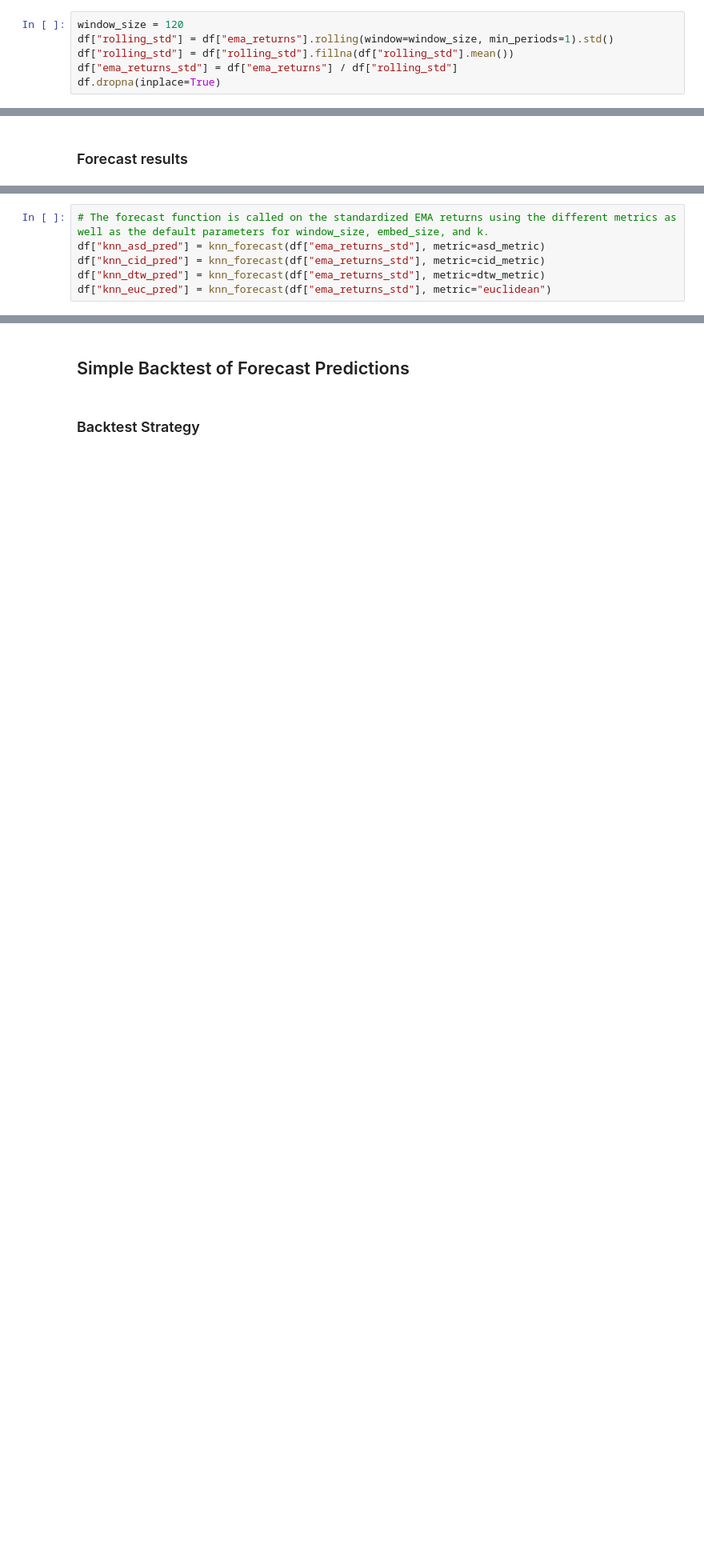
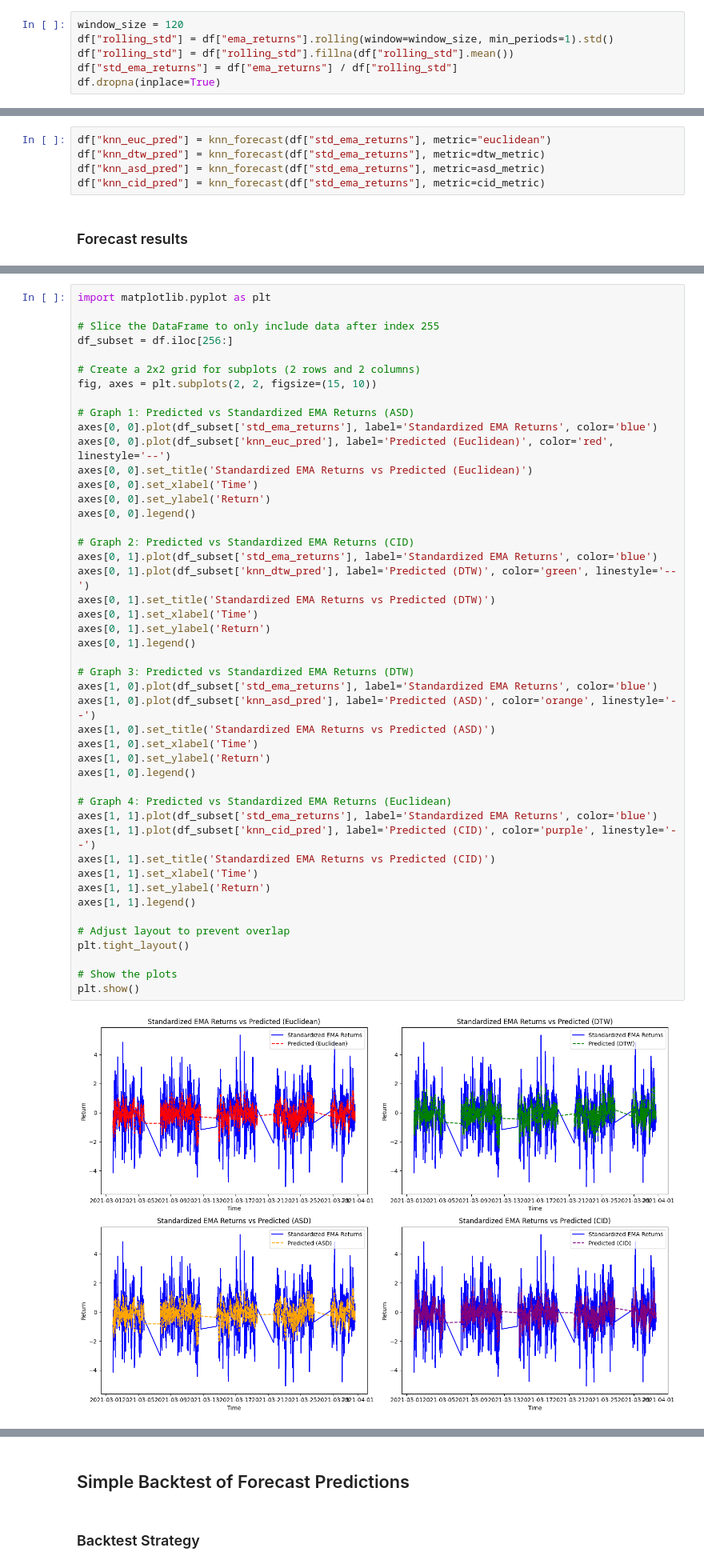
Before and after one commit to Kristofferjoha/Dynamic-Time-Patterns, a Jupyter notebook: Dynamic_Time_Patterns.ipynb, the cells around one changed output, grey strips where cells are left out. Shown at 80% size. Saved outputs shown, nothing was run; the diff lists cells and outputs as text; blank space fills up the shorter version.

```diff
--- a/Dynamic_Time_Patterns.ipynb
+++ b/Dynamic_Time_Patterns.ipynb
@@ -174,6 +179,6 @@ The implementation in python is as followed:
 window_size = 120
 df["rolling_std"] = df["ema_returns"].rolling(window=window_size, min_periods=1).std()
 df["rolling_std"] = df["rolling_std"].fillna(df["rolling_std"].mean())
-df["ema_returns_std"] = df["ema_returns"] / df["rolling_std"]
+df["std_ema_returns"] = df["ema_returns"] / df["rolling_std"]
 df.dropna(inplace=True)
 # %%
@@ -652,3 +659,8 @@ def knn_forecast(series, window_size=240, embed_size=15, k=20, metric=dtw_metric
+# %%
+df["knn_euc_pred"] = knn_forecast(df["std_ema_returns"], metric="euclidean")
+df["knn_dtw_pred"] = knn_forecast(df["std_ema_returns"], metric=dtw_metric)
+df["knn_asd_pred"] = knn_forecast(df["std_ema_returns"], metric=asd_metric)
+df["knn_cid_pred"] = knn_forecast(df["std_ema_returns"], metric=cid_metric)
 # %% [markdown]
 ### Forecast results
 # %% [markdown]
@@ -656,7 +668 @@ The resulsts of the algorithm are stored as columns in the dataframe
-# %%
-# The forecast function is called on the standardized EMA returns using the different metrics as well as the default parameters for window_size, embed_size, and k.
-df["knn_asd_pred"] = knn_forecast(df["ema_returns_std"], metric=asd_metric)
-df["knn_cid_pred"] = knn_forecast(df["ema_returns_std"], metric=cid_metric)
-df["knn_dtw_pred"] = knn_forecast(df["ema_returns_std"], metric=dtw_metric)
-df["knn_euc_pred"] = knn_forecast(df["ema_returns_std"], metric="euclidean")
 # %%
@@ -671,0 +693,48 @@ Time
+# %%
+import matplotlib.pyplot as plt
+
+# Slice the DataFrame to only include data after index 255
+df_subset = df.iloc[256:]
+
+# Create a 2x2 grid for subplots (2 rows and 2 columns)
+fig, axes = plt.subplots(2, 2, figsize=(15, 10))
+
+# Graph 1: Predicted vs Standardized EMA Returns (ASD)
+axes[0, 0].plot(df_subset['std_ema_returns'], label='Standardized EMA Returns', color='blue')
+axes[0, 0].plot(df_subset['knn_euc_pred'], label='Predicted (Euclidean)', color='red', linestyle='--')
+axes[0, 0].set_title('Standardized EMA Returns vs Predicted (Euclidean)')
+axes[0, 0].set_xlabel('Time')
+axes[0, 0].set_ylabel('Return')
+axes[0, 0].legend()
+
+# Graph 2: Predicted vs Standardized EMA Returns (CID)
+axes[0, 1].plot(df_subset['std_ema_returns'], label='Standardized EMA Returns', color='blue')
+axes[0, 1].plot(df_subset['knn_dtw_pred'], label='Predicted (DTW)', color='green', linestyle='--')
+axes[0, 1].set_title('Standardized EMA Returns vs Predicted (DTW)')
+axes[0, 1].set_xlabel('Time')
+axes[0, 1].set_ylabel('Return')
+axes[0, 1].legend()
+
+# Graph 3: Predicted vs Standardized EMA Returns (DTW)
+axes[1, 0].plot(df_subset['std_ema_returns'], label='Standardized EMA Returns', color='blue')
+axes[1, 0].plot(df_subset['knn_asd_pred'], label='Predicted (ASD)', color='orange', linestyle='--')
+axes[1, 0].set_title('Standardized EMA Returns vs Predicted (ASD)')
+axes[1, 0].set_xlabel('Time')
+axes[1, 0].set_ylabel('Return')
+axes[1, 0].legend()
+
+# Graph 4: Predicted vs Standardized EMA Returns (Euclidean)
+axes[1, 1].plot(df_subset['std_ema_returns'], label='Standardized EMA Returns', color='blue')
+axes[1, 1].plot(df_subset['knn_cid_pred'], label='Predicted (CID)', color='purple', linestyle='--')
+axes[1, 1].set_title('Standardized EMA Returns vs Predicted (CID)')
+axes[1, 1].set_xlabel('Time')
+axes[1, 1].set_ylabel('Return')
+axes[1, 1].legend()
+
+# Adjust layout to prevent overlap
+plt.tight_layout()
+
+# Show the plots
+plt.show()
+# %% [output]
+[figure, added]
```
Also changed, not shown: parts of 30 cells of this notebook.
